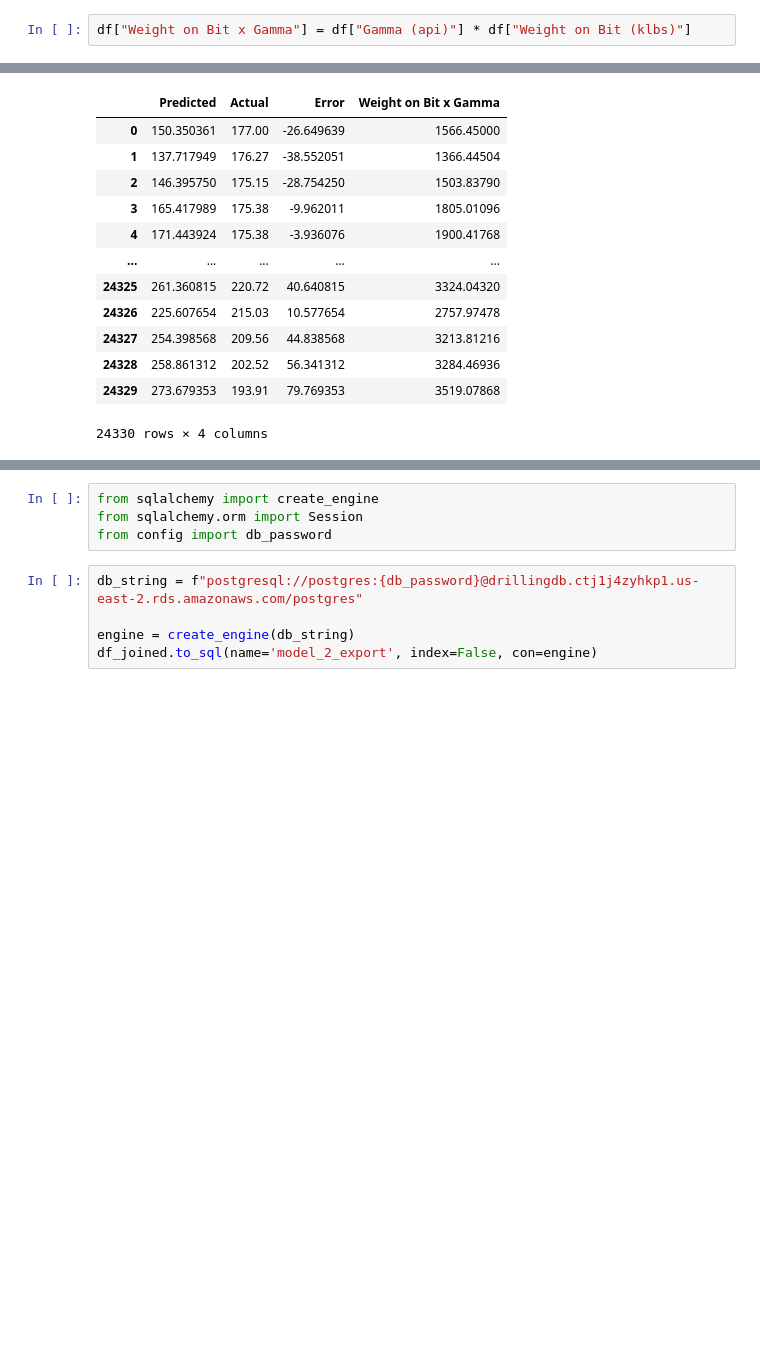
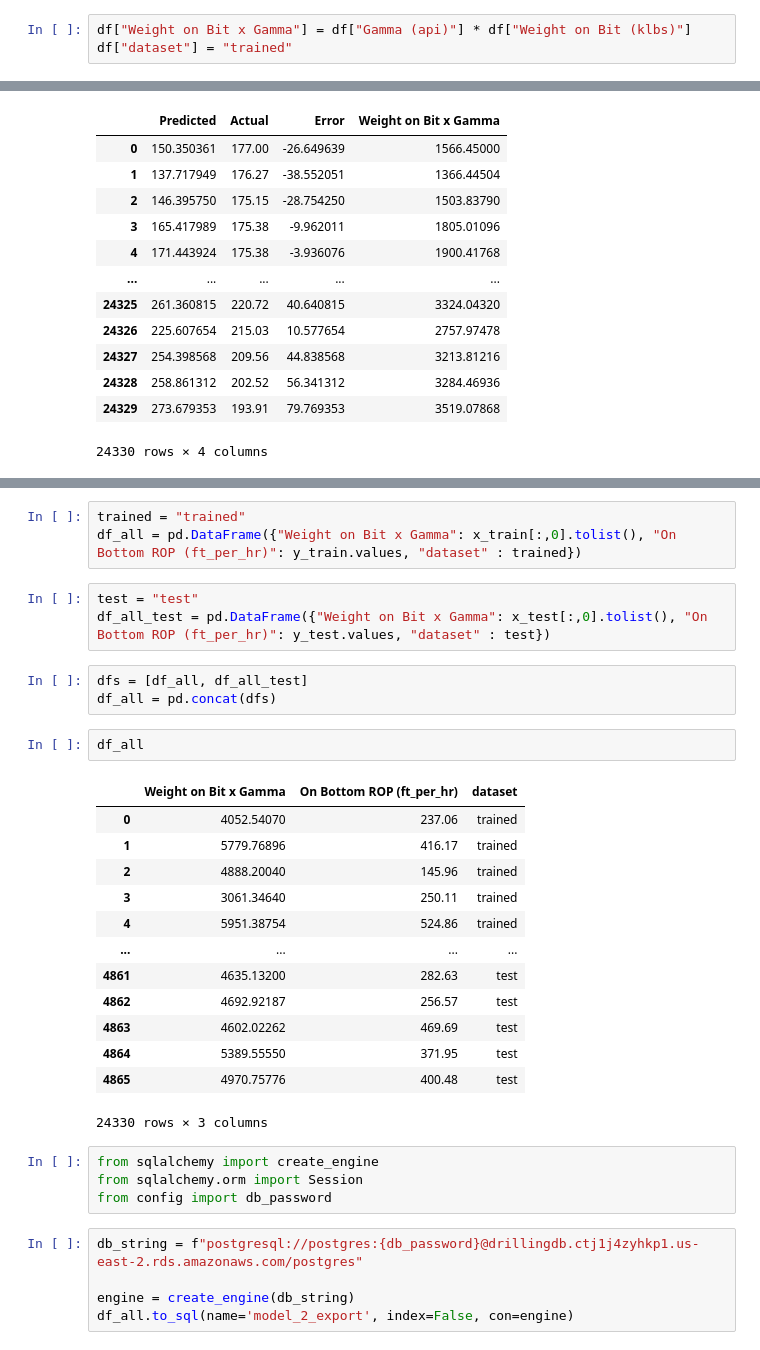
Before and after one commit to mikemcd4/Drilling_ML, a Jupyter notebook: Machine learning models/ML_Model_2.ipynb, the cells around one changed output, grey strips where cells are left out. Saved outputs shown, nothing was run; the diff lists cells and outputs as text; blank space fills up the shorter version.

```diff
--- a/Machine learning models/ML_Model_2.ipynb
+++ b/Machine learning models/ML_Model_2.ipynb
@@ -32,6 +33,7 @@ df.head()
 | 4 | Well 1 | 281 | 3 | 0.126 | 110.4894 | 36.7 | ... |
 # %%
 df["Weight on Bit x Gamma"] = df["Gamma (api)"] * df["Weight on Bit (klbs)"]
+df["dataset"] = "trained"
 # %%
 plt.scatter(df["Weight on Bit x Gamma"], df["On Bottom ROP (ft_per_hr)"])
 plt.xlabel('Weight on Bit x Gamma')
@@ -187,3 +224,28 @@ df_joined
+# %%
+trained = "trained"
+df_all = pd.DataFrame({"Weight on Bit x Gamma": x_train[:,0].tolist(), "On Bottom ROP (ft_per_hr)": y_train.values, "dataset" : trained})
+# %%
+test = "test"
+df_all_test = pd.DataFrame({"Weight on Bit x Gamma": x_test[:,0].tolist(), "On Bottom ROP (ft_per_hr)": y_test.values, "dataset" : test})
+# %%
+dfs = [df_all, df_all_test]
+df_all = pd.concat(dfs)
+# %%
+df_all
+# %% [output]
+|  | Weight on Bit x Gamma | On Bottom ROP (ft_per_hr) | dataset |
+| 0 | 4052.54070 | 237.06 | trained |
+| 1 | 5779.76896 | 416.17 | trained |
+| 2 | 4888.20040 | 145.96 | trained |
+| 3 | 3061.34640 | 250.11 | trained |
+| 4 | 5951.38754 | 524.86 | trained |
+| ... | ... | ... | ... |
+| 4861 | 4635.13200 | 282.63 | test |
+| 4862 | 4692.92187 | 256.57 | test |
+| 4863 | 4602.02262 | 469.69 | test |
+| 4864 | 5389.55550 | 371.95 | test |
+| 4865 | 4970.75776 | 400.48 | test |
+24330 rows × 3 columns
 # %%
 from sqlalchemy import create_engine
 from sqlalchemy.orm import Session
@@ -192,4 +254,4 @@ from config import db_password
 db_string = f"postgresql://postgres:{db_password}@drillingdb.ctj1j4zyhkp1.us-east-2.rds.amazonaws.com/postgres"
 
 engine = create_engine(db_string)
-df_joined.to_sql(name='model_2_export', index=False, con=engine)
+df_all.to_sql(name='model_2_export', index=False, con=engine)
```
Also changed, not shown: parts of 3 cells of this notebook, 2 other files.
